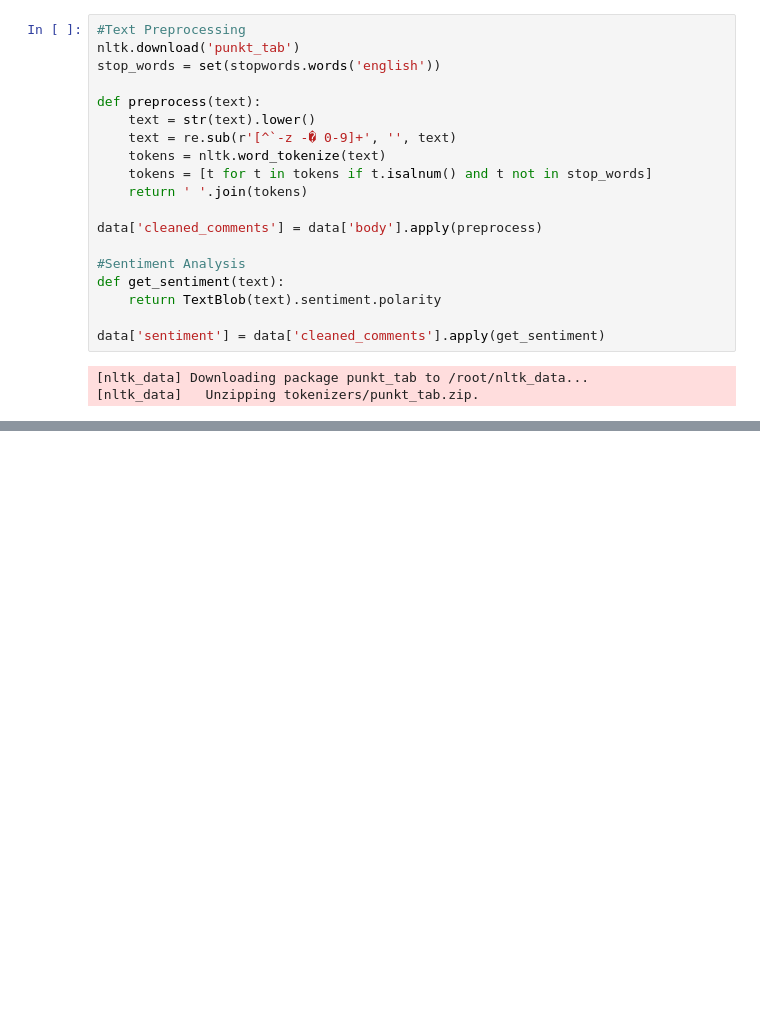
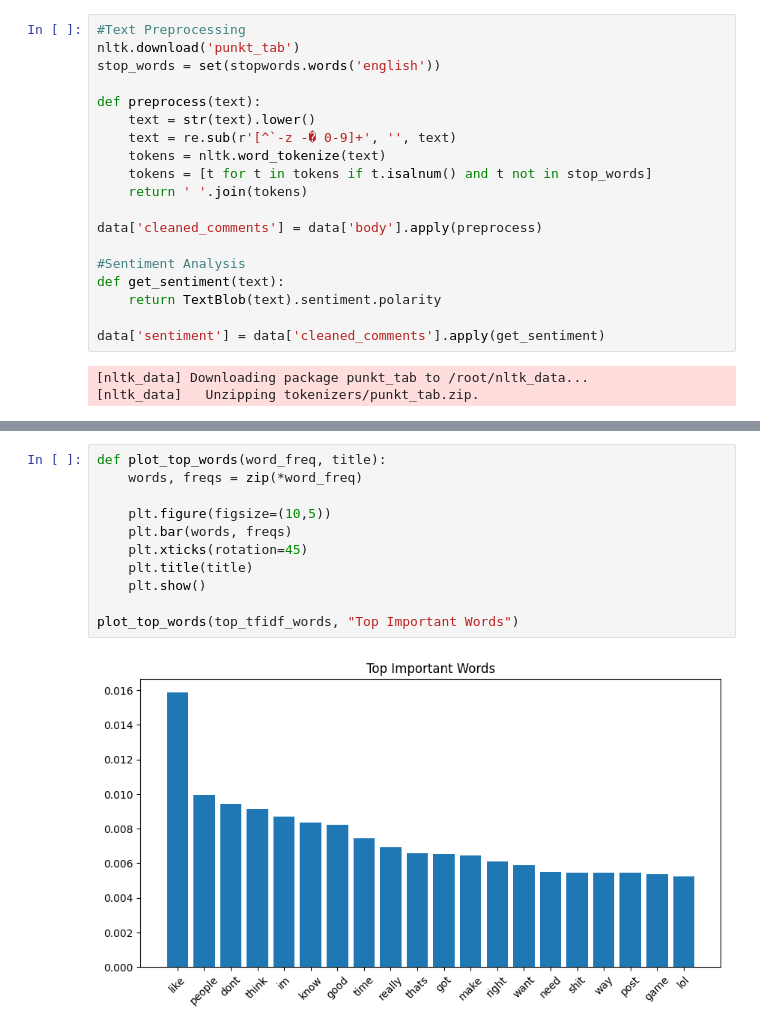
Before and after one commit to vaibhav12686/reddit-sentiment-analysis, a Jupyter notebook: TF_IDF.ipynb, the cells around one changed output, grey strips where cells are left out. Drawn from its saved outputs; the diff is of its cells as text; blank space fills up the shorter version.

```diff
--- a/TF_IDF.ipynb
+++ b/TF_IDF.ipynb
@@ -121,0 +132,13 @@ generate_wordcloud_from_freq(top_tfidf_words, "Top Important Words (TF-IDF)")
+# %%
+def plot_top_words(word_freq, title):
+    words, freqs = zip(*word_freq)
+
+    plt.figure(figsize=(10,5))
+    plt.bar(words, freqs)
+    plt.xticks(rotation=45)
+    plt.title(title)
+    plt.show()
+
+plot_top_words(top_tfidf_words, "Top Important Words")
+# %% [output]
+[figure, added]
```
Also changed, not shown: parts of 3 cells of this notebook.
